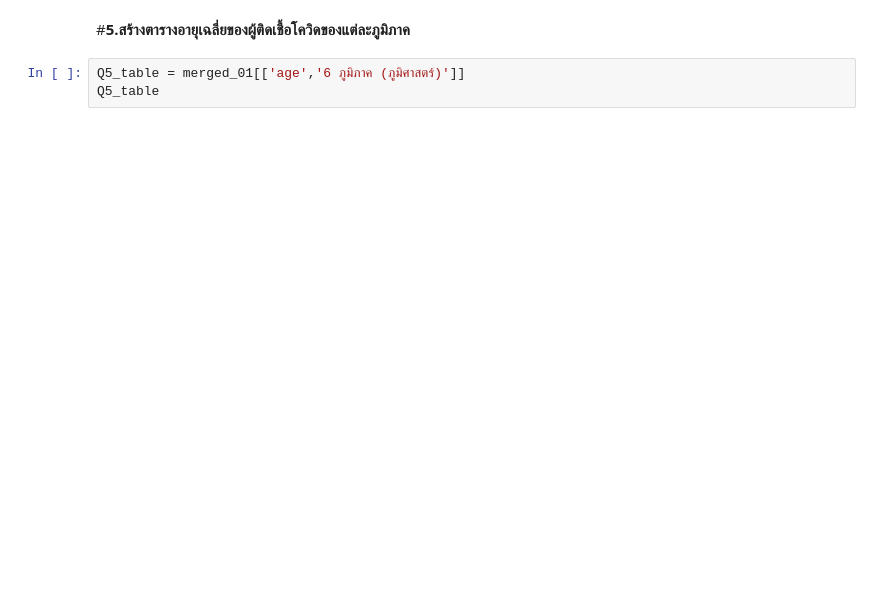
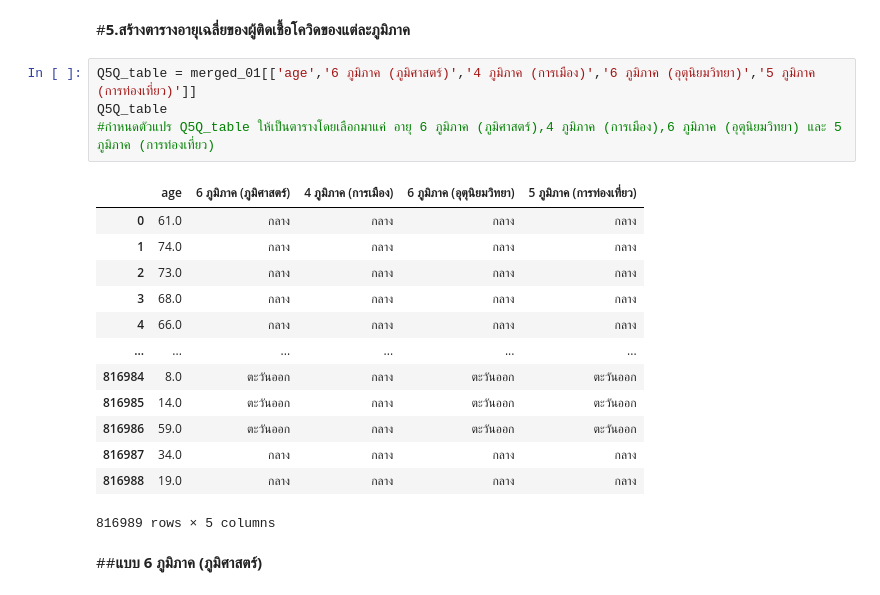
Before and after one commit to Supakornnn/data_viz_2022, a Jupyter notebook: BasicPython&DataViz_midterm2022.ipynb, the cells around one changed output. Drawn from its saved outputs; the diff is of its cells as text; blank space fills up the shorter version.

```diff
--- a/BasicPython&DataViz_midterm2022.ipynb
+++ b/BasicPython&DataViz_midterm2022.ipynb
@@ -1280,6 +2805,23 @@ Q4_table.groupby('province_of_onset').mean()
 # %% [markdown]
 #**5.สร้างตารางอายุเฉลี่ยของผู้ติดเชื้อโควิดของแต่ละภูมิภาค**
-# %%
-Q5_table = merged_01[['age','6 ภูมิภาค (ภูมิศาสตร์)']]
-Q5_table
+# %%
+Q5Q_table = merged_01[['age','6 ภูมิภาค (ภูมิศาสตร์)','4 ภูมิภาค (การเมือง)','6 ภูมิภาค (อุตุนิยมวิทยา)','5 ภูมิภาค (การท่องเที่ยว)']]
+Q5Q_table
+#กำหนดตัวแปร Q5Q_table ให้เป็นตารางโดยเลือกมาแค่ อายุ 6 ภูมิภาค (ภูมิศาสตร์),4 ภูมิภาค (การเมือง),6 ภูมิภาค (อุตุนิยมวิทยา) และ 5 ภูมิภาค (การท่องเที่ยว)
+# %% [output]
+|  | age | 6 ภูมิภาค (ภูมิศาสตร์) | 4 ภูมิภาค (การเมือง) | 6 ภูมิภาค (อุตุนิยมวิทยา) | 5 ภูมิภาค (การท่องเที่ยว) |
+| 0 | 61.0 | กลาง | กลาง | กลาง | กลาง |
+| 1 | 74.0 | กลาง | กลาง | กลาง | กลาง |
+| 2 | 73.0 | กลาง | กลาง | กลาง | กลาง |
+| 3 | 68.0 | กลาง | กลาง | กลาง | กลาง |
+| 4 | 66.0 | กลาง | กลาง | กลาง | กลาง |
+| ... | ... | ... | ... | ... | ... |
+| 816984 | 8.0 | ตะวันออก | กลาง | ตะวันออก | ตะวันออก |
+| 816985 | 14.0 | ตะวันออก | กลาง | ตะวันออก | ตะวันออก |
+| 816986 | 59.0 | ตะวันออก | กลาง | ตะวันออก | ตะวันออก |
+| 816987 | 34.0 | กลาง | กลาง | กลาง | กลาง |
+| 816988 | 19.0 | กลาง | กลาง | กลาง | กลาง |
+816989 rows × 5 columns
+# %% [markdown]
+##**แบบ 6 ภูมิภาค (ภูมิศาสตร์)**
 # %%
```
Also changed, not shown: parts of 224 cells of this notebook.
